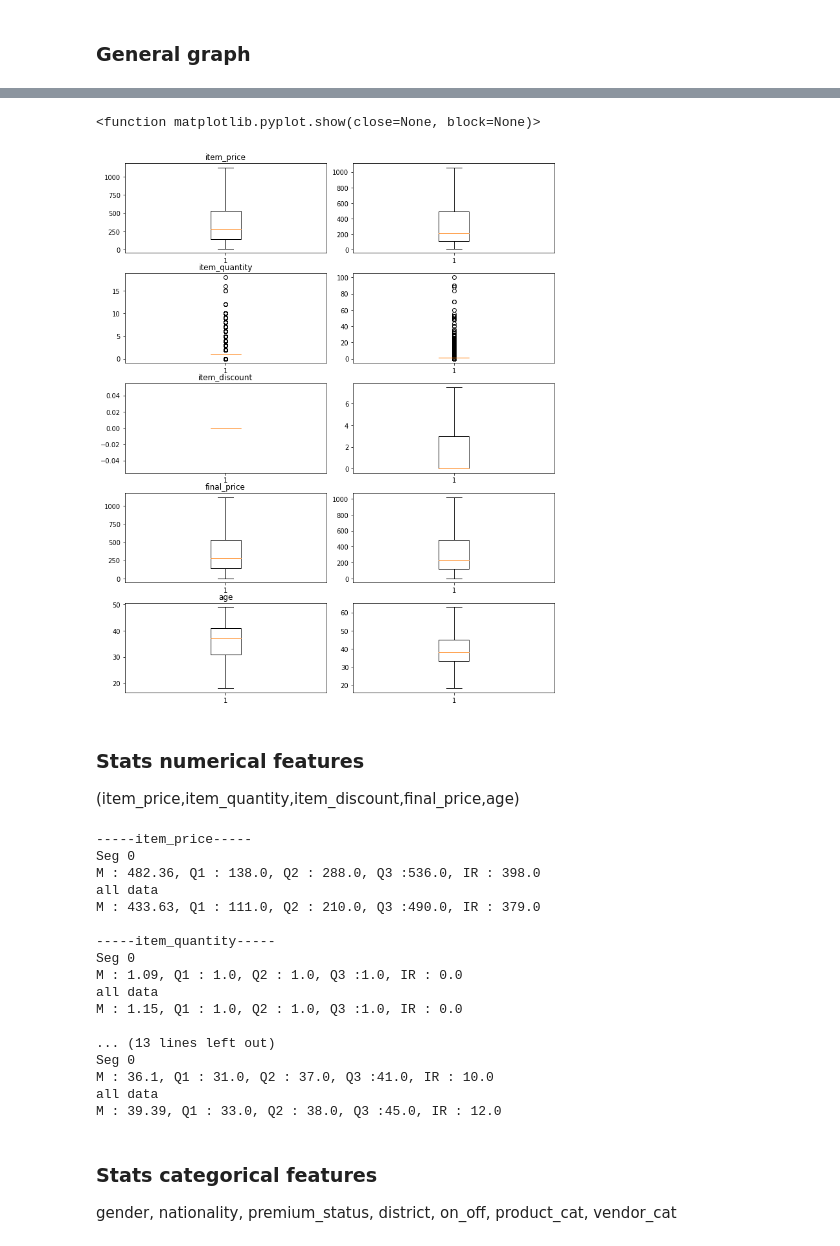
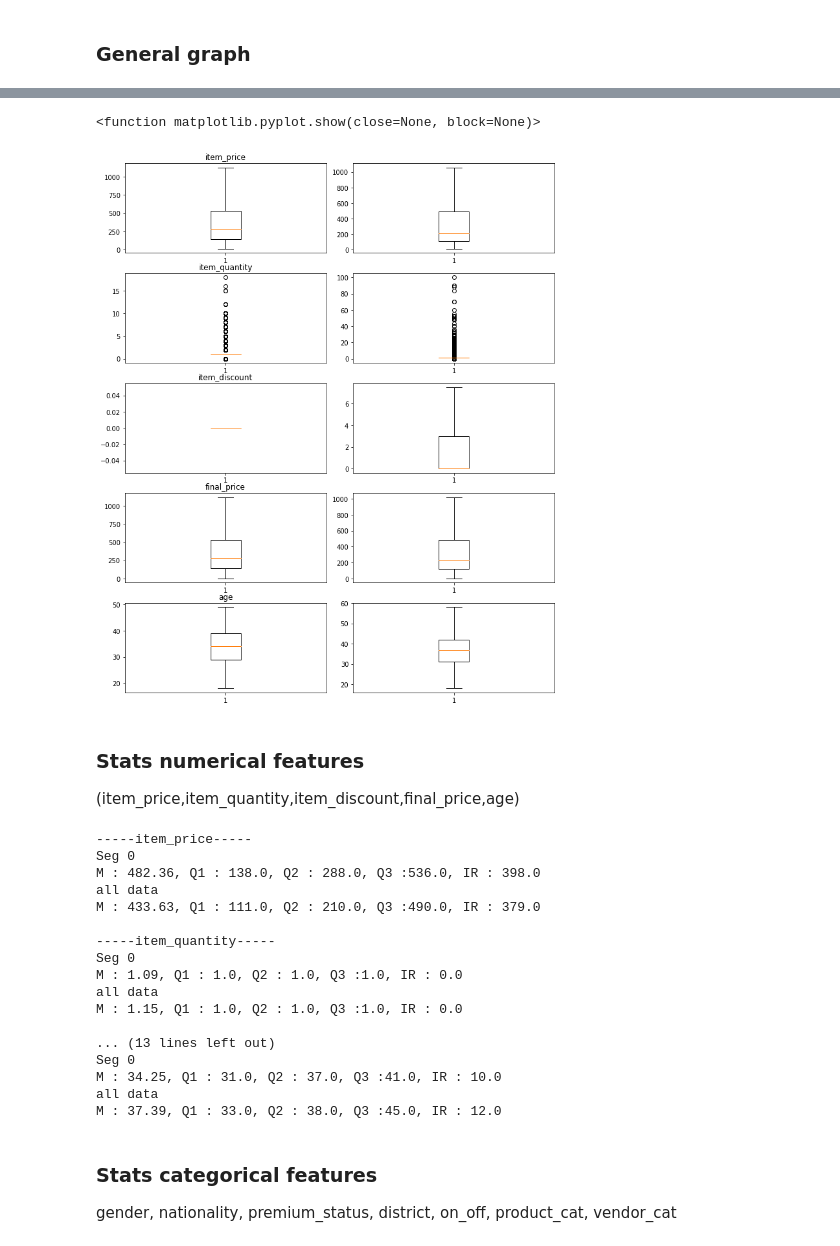
Before and after one commit to polgariovabrigi/frontend_onthelistcrm, a Jupyter notebook: notebooks/segmentation_analysis_ben.ipynb, the cells around one changed output, grey strips where cells are left out. Saved outputs shown, nothing was run; the diff lists cells and outputs as text; code cells hidden in the pictures.

```diff
--- a/notebooks/segmentation_analysis_ben.ipynb
+++ b/notebooks/segmentation_analysis_ben.ipynb
@@ -6,6 +6,7 @@ import numpy as np
 # %%
 data_df = pd.read_pickle('../on_the_list_crm/data/segmentation_all_df_07_01_2022.pkl')
 seg_df = pd.read_pickle('../on_the_list_crm/data/segmentation_07_01_2022.pkl')
+data_df_cust = data_df.drop_duplicates(subset=['customer_ID'], keep='last')
 # %%
 data_df.shape
 # %% [output]
@@ -57,2 +372,4 @@ NameError: name 'seg_0_df' is not defined
 # %%
 data_0_df = data_df[data_df['customer_ID'].isin(seg_0_list)]
+data_0_df_cust = data_0_df.drop_duplicates(subset=['customer_ID'], keep='last')
+data_0_df_cust.shape
@@ -126,33 +445,33 @@ plt.show
 # %%
 #define subplots
 fig, ax = plt.subplots(5, 2, figsize=(10,12))
 fig.tight_layout()
 
 #create subplots
 ax[0, 0].boxplot(data_0_df['item_price'],showfliers=False)
 ax[0, 0].title.set_text('item_price')
 ax[0, 1].boxplot(data_df['item_price'],showfliers=False)
 
 ax[1, 0].boxplot(data_0_df['item_quantity'])
 ax[1, 0].title.set_text('item_quantity')
 ax[1, 1].boxplot(data_df['item_quantity'])
 
 ax[2, 0].boxplot(data_0_df['item_discount'],showfliers=False)
 ax[2, 0].title.set_text('item_discount')
 ax[2, 1].boxplot(data_df['item_discount'],showfliers=False)
 
 ax[3, 0].boxplot(data_0_df['final_price'],showfliers=False)
 ax[3, 0].title.set_text('final_price')
 ax[3, 1].boxplot(data_df['final_price'],showfliers=False)
 
-ax[4, 0].boxplot(data_0_df['age'],showfliers=False)
+ax[4, 0].boxplot(data_0_df_cust['age'],showfliers=False)
 ax[4, 0].title.set_text('age')
-ax[4, 1].boxplot(data_df['age'],showfliers=False)
+ax[4, 1].boxplot(data_df_cust['age'],showfliers=False)
 
 plt.show
 # %% [output]
 <function matplotlib.pyplot.show(close=None, block=None)>
-[figure, old version]
+[figure, new version]
 # %% [markdown]
 ### Stats numerical features
 (item_price,item_quantity,item_discount,final_price,age)
@@ -183,9 +502,9 @@ print (f"M : {round(data_df['final_price'].mean(),2)}, Q1 : {data_df['final_pric
 print ('')
 print ('-----age-----')
 print ('Seg 0')
-print (f"M : {round(data_0_df['age'].mean(),2)}, Q1 : {data_0_df['age'].quantile(.25)}, Q2 : {data_0_df['age'].quantile(.5)}, Q3 :{data_0_df['age'].quantile(.75)}, IR : {data_0_df['age'].quantile(.75)-data_0_df['age'].quantile(.25)}")
+print (f"M : {round(data_0_df_cust['age'].mean(),2)}, Q1 : {data_0_df['age'].quantile(.25)}, Q2 : {data_0_df['age'].quantile(.5)}, Q3 :{data_0_df['age'].quantile(.75)}, IR : {data_0_df['age'].quantile(.75)-data_0_df['age'].quantile(.25)}")
 print ('all data')
-print (f"M : {round(data_df['age'].mean(),2)}, Q1 : {data_df['age'].quantile(.25)}, Q2 : {data_df['age'].quantile(.5)}, Q3 :{data_df['age'].quantile(.75)}, IR : {data_df['age'].quantile(.75)-data_df['age'].quantile(.25)}")
+print (f"M : {round(data_df_cust['age'].mean(),2)}, Q1 : {data_df['age'].quantile(.25)}, Q2 : {data_df['age'].quantile(.5)}, Q3 :{data_df['age'].quantile(.75)}, IR : {data_df['age'].quantile(.75)-data_df['age'].quantile(.25)}")
 # %% [output]
 -----item_price-----
 Seg 0
@@ -201,9 +520,9 @@ M : 1.15, Q1 : 1.0, Q2 : 1.0, Q3 :1.0, IR : 0.0
 
 ... (13 lines left out)
 Seg 0
-M : 36.1, Q1 : 31.0, Q2 : 37.0, Q3 :41.0, IR : 10.0
+M : 34.25, Q1 : 31.0, Q2 : 37.0, Q3 :41.0, IR : 10.0
 all data
-M : 39.39, Q1 : 33.0, Q2 : 38.0, Q3 :45.0, IR : 12.0
+M : 37.39, Q1 : 33.0, Q2 : 38.0, Q3 :45.0, IR : 12.0
 # %% [markdown]
 ### Stats categorical features
 gender, nationality, premium_status, district, on_off, product_cat, vendor_cat
```
Also changed, not shown: parts of 21 cells of this notebook, 1 other file.
